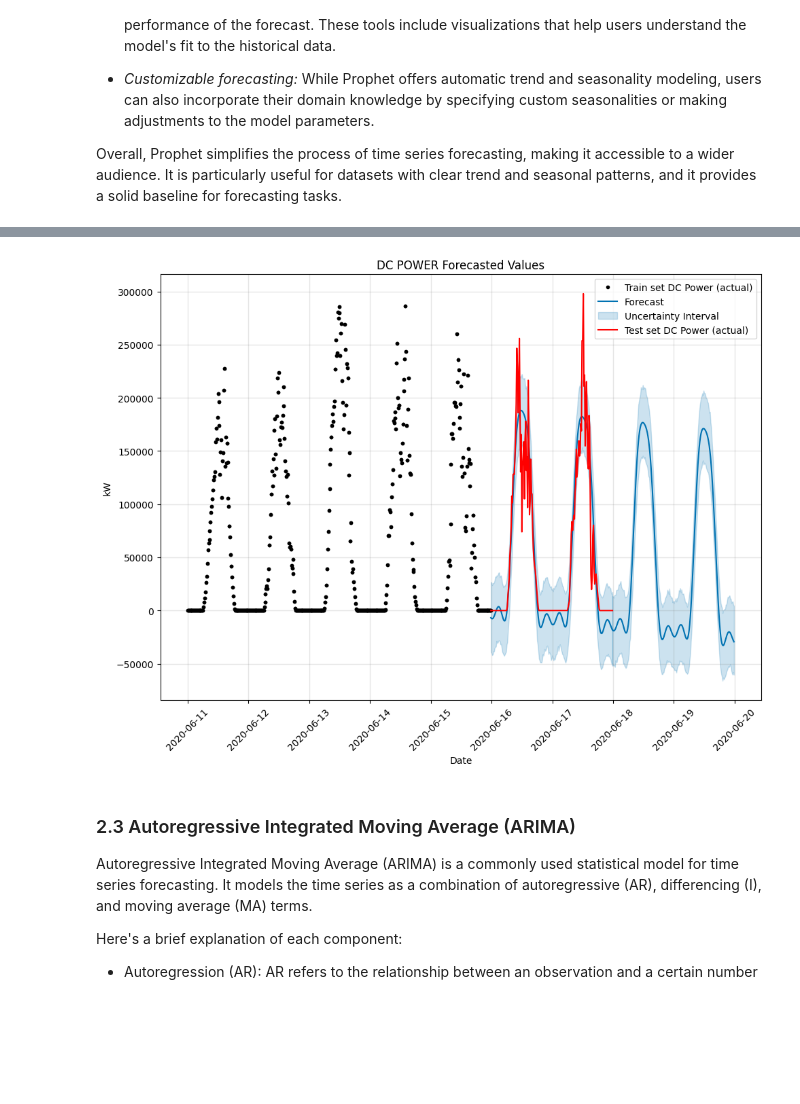
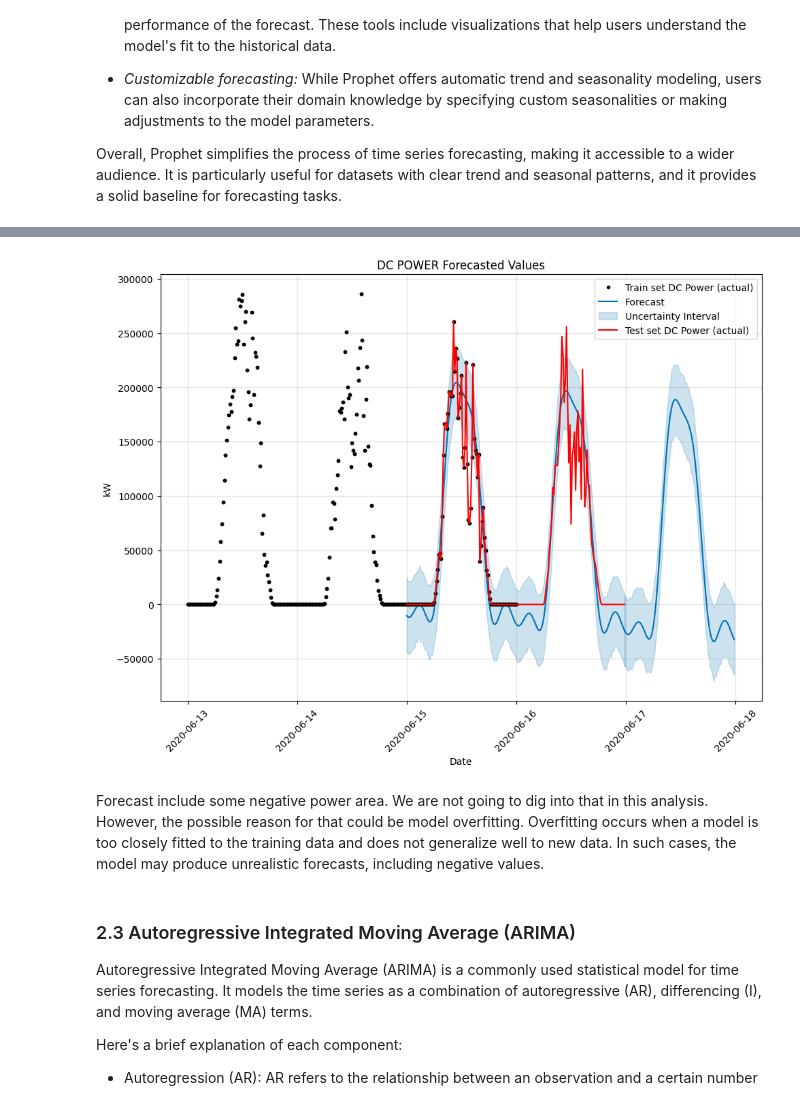
Before and after one commit to sedimir/SediMir, a Jupyter notebook: machine-learning-forecasting-power-generation.ipynb, the cells around one changed output, grey strips where cells are left out. Cells and saved outputs as stored; diff of their text form; code cells hidden in the pictures; blank space fills up the shorter version.

```diff
--- a/machine-learning-forecasting-power-generation.ipynb
+++ b/machine-learning-forecasting-power-generation.ipynb
@@ -167,8 +167,8 @@ Prophet is a forecasting framework developed by Facebook's Core Data Science tea
 Overall, Prophet simplifies the process of time series forecasting, making it accessible to a wider audience. It is particularly useful for datasets with clear trend and seasonal patterns, and it provides a solid baseline for forecasting tasks.
 # %%
 from prophet import Prophet
-train_pr=gen['2020-06-11 00:00:00':'2020-06-15 23:45:00'].drop('SOURCE_KEY',axis=1).DC_POWER.groupby('DATE_TIME').sum().reset_index()
-test_pr=gen['2020-06-15 23:45:00':'2020-06-17 23:45:00'].drop('SOURCE_KEY',axis=1).DC_POWER.groupby('DATE_TIME').sum()
+train_pr=gen['2020-06-13 00:00:00':'2020-06-16 00:00:00'].drop('SOURCE_KEY',axis=1).DC_POWER.groupby('DATE_TIME').sum().reset_index()
+test_pr=gen['2020-06-15 00:00:00':'2020-06-16 23:45:00'].drop('SOURCE_KEY',axis=1).DC_POWER.groupby('DATE_TIME').sum()
 
 train_pr.columns=['ds','y']
 model=Prophet()
@@ -179,29 +179,31 @@ model.fit(train_pr)
 <prophet.forecaster.Prophet at 0x...>
+# %%
+test_dates=pd.DataFrame(test_pr.index).rename(columns={'DATE_TIME':'ds'})
+forecast_prophet=model.predict(test_dates)
+
+dates=pd.date_range(start='2020-06-16 23:45:00',end='2020-06-17 23:45:00',freq=pd.DateOffset(minutes=15))
+future_dates=pd.DataFrame(dates,columns=['ds'])
+future_prophet=model.predict(future_dates)
 # %%
-test_dates=pd.DataFrame(test_pr.index).rename(columns={'DATE_TIME':'ds'})
-forecast_prophet=model.predict(test_dates)
-
-dates=pd.date_range(start='2020-06-17 23:45:00',end='2020-06-19 23:45:00',freq=pd.DateOffset(minutes=15))
-future_dates=pd.DataFrame(dates,columns=['ds'])
-future_prophet=model.predict(future_dates)
-
 plt.figure(figsize=(10,7))
 fig1=model.plot(forecast_prophet,ax=plt.gca())
 fig1=model.plot(future_prophet,ax=plt.gca())
 fig2=plt.plot(test_pr,'r-', label='Actual from test set')
 
 handles1, labels1 = fig1.gca().get_legend_handles_labels()
 handles=handles1[0:3]+fig2
 labels1 =['Train set DC Power (actual)', 'Forecast', 'Uncertainty Interval','Test set DC Power (actual)']
 
 fig1.gca().legend(handles, labels1,loc='upper right')
 plt.xlabel('Date')
 plt.ylabel('kW')
 plt.title('DC POWER Forecasted Values')
 plt.xticks(rotation=45)
 plt.show()
 # %% [output]
-[figure, old version]
+[figure, new version]
+# %% [markdown]
+Forecast include some negative power area. We are not going to dig into that in this analysis. However, the possible reason for that could be model overfitting. Overfitting occurs when a model is too closely fitted to the training data and does not generalize well to new data. In such cases, the model may produce unrealistic forecasts, including negative values.
 # %% [markdown]
 ###  2.3 Autoregressive Integrated Moving Average (ARIMA)
 
```
Also changed, not shown: parts of 12 cells of this notebook.
